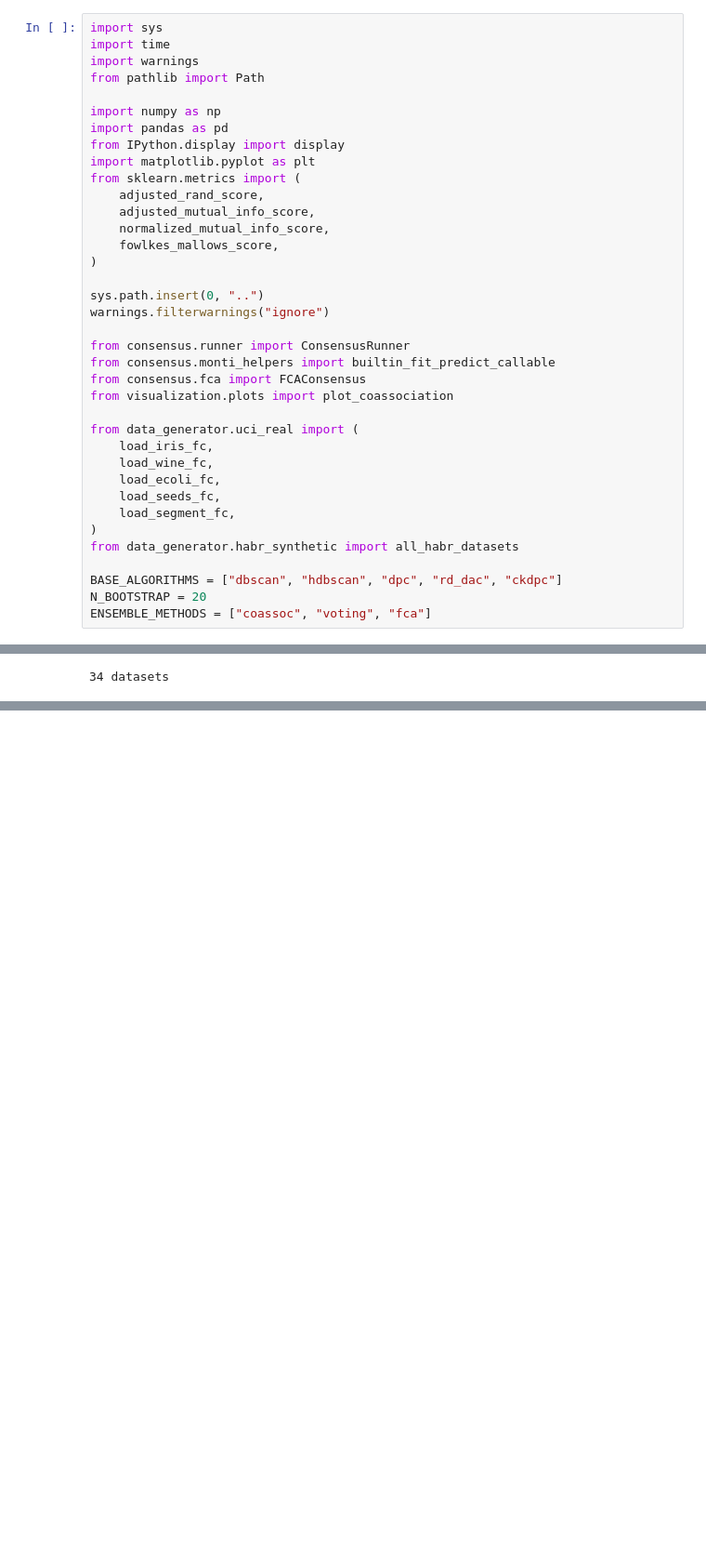
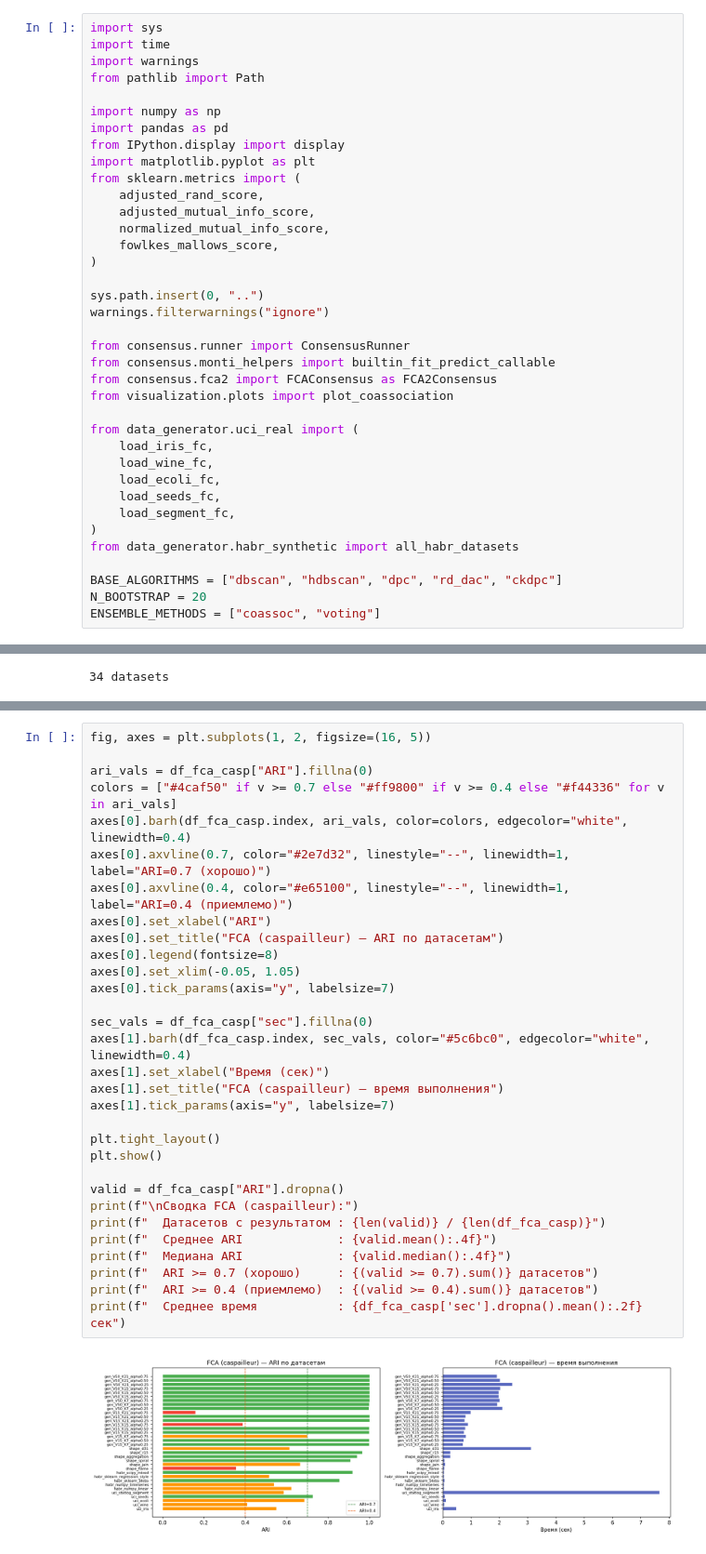
Before and after one commit to ya-vera/density-based_algorithms, a Jupyter notebook: experiments/consensus_benchmark.ipynb, the cells around one changed output, grey strips where cells are left out. Shown at 93% size. Saved outputs shown, nothing was run; the diff lists cells and outputs as text; blank space fills up the shorter version.

```diff
--- a/experiments/consensus_benchmark.ipynb
+++ b/experiments/consensus_benchmark.ipynb
@@ -27,7 +27,7 @@ warnings.filterwarnings("ignore")
 
 from consensus.runner import ConsensusRunner
 from consensus.monti_helpers import builtin_fit_predict_callable
-from consensus.fca import FCAConsensus
+from consensus.fca2 import FCAConsensus as FCA2Consensus
 from visualization.plots import plot_coassociation
 
 from data_generator.uci_real import (
@@ -41,7 +41,7 @@ from data_generator.habr_synthetic import all_habr_datasets
 
 BASE_ALGORITHMS = ["dbscan", "hdbscan", "dpc", "rd_dac", "ckdpc"]
 N_BOOTSTRAP = 20
-ENSEMBLE_METHODS = ["coassoc", "voting", "fca"]
+ENSEMBLE_METHODS = ["coassoc", "voting"]
 # %%
 def k_max_for_n(n):
     return max(6, min(15, int(round(n ** 0.4))))
@@ -370,0 +535,33 @@ display(style_metrics(df_e.set_index(["dataset", "method"])))
+# %%
+fig, axes = plt.subplots(1, 2, figsize=(16, 5))
+
+ari_vals = df_fca_casp["ARI"].fillna(0)
+colors = ["#4caf50" if v >= 0.7 else "#ff9800" if v >= 0.4 else "#f44336" for v in ari_vals]
+axes[0].barh(df_fca_casp.index, ari_vals, color=colors, edgecolor="white", linewidth=0.4)
+axes[0].axvline(0.7, color="#2e7d32", linestyle="--", linewidth=1, label="ARI=0.7 (хорошо)")
+axes[0].axvline(0.4, color="#e65100", linestyle="--", linewidth=1, label="ARI=0.4 (приемлемо)")
+axes[0].set_xlabel("ARI")
+axes[0].set_title("FCA (caspailleur) — ARI по датасетам")
+axes[0].legend(fontsize=8)
+axes[0].set_xlim(-0.05, 1.05)
+axes[0].tick_params(axis="y", labelsize=7)
+
+sec_vals = df_fca_casp["sec"].fillna(0)
+axes[1].barh(df_fca_casp.index, sec_vals, color="#5c6bc0", edgecolor="white", linewidth=0.4)
+axes[1].set_xlabel("Время (сек)")
+axes[1].set_title("FCA (caspailleur) — время выполнения")
+axes[1].tick_params(axis="y", labelsize=7)
+
+plt.tight_layout()
+plt.show()
+
+valid = df_fca_casp["ARI"].dropna()
+print(f"\nСводка FCA (caspailleur):")
+print(f"  Датасетов с результатом : {len(valid)} / {len(df_fca_casp)}")
+print(f"  Среднее ARI             : {valid.mean():.4f}")
+print(f"  Медиана ARI             : {valid.median():.4f}")
+print(f"  ARI >= 0.7 (хорошо)     : {(valid >= 0.7).sum()} датасетов")
+print(f"  ARI >= 0.4 (приемлемо)  : {(valid >= 0.4).sum()} датасетов")
+print(f"  Среднее время           : {df_fca_casp['sec'].dropna().mean():.2f} сек")
+# %% [output]
+[figure, added]
```
Also changed, not shown: parts of 4 cells of this notebook, 10 other files.
